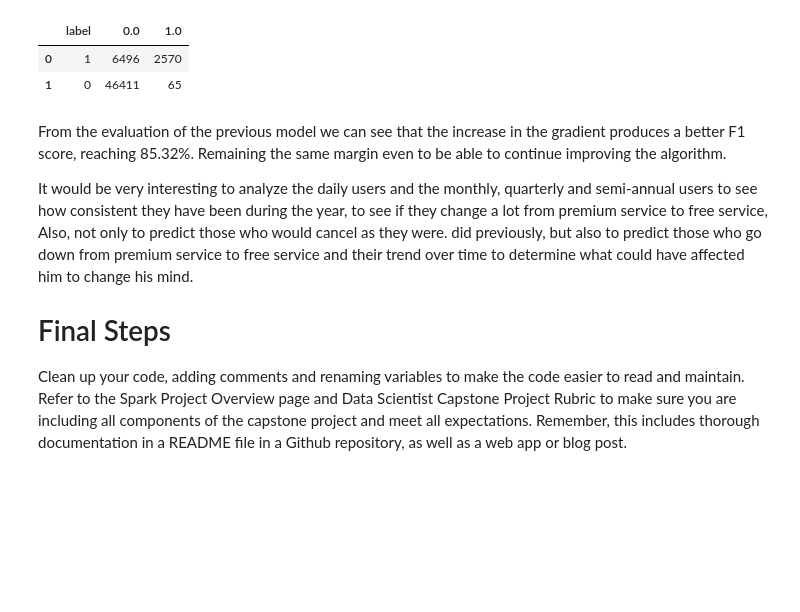
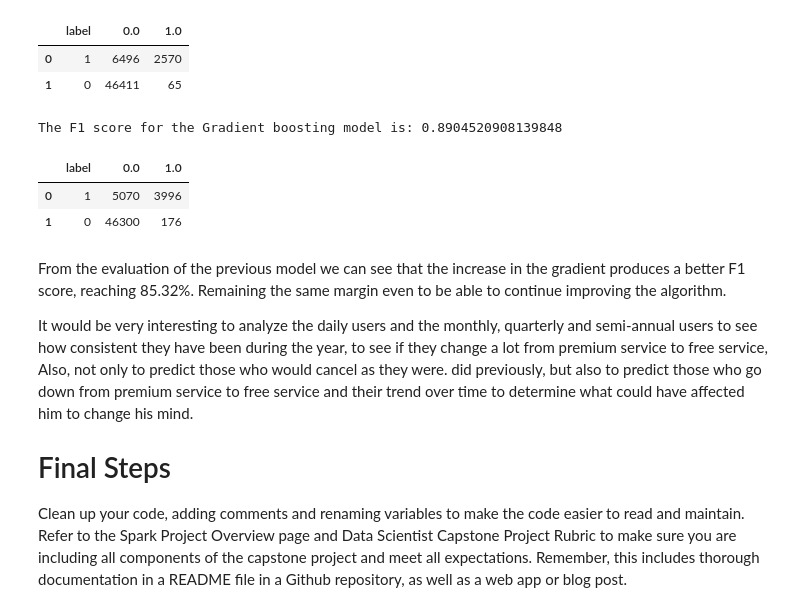
Before and after one commit to LeoFajardoV/Project_4, a Jupyter notebook: Sparkify.ipynb, the cells around one changed output. Cells and saved outputs as stored; diff of their text form; code cells hidden in the pictures; blank space fills up the shorter version.

```diff
--- a/Sparkify.ipynb
+++ b/Sparkify.ipynb
@@ -342,6 +343,33 @@ The F1 score for the Random forest model is: 0.8532332173065494
 |  | label | 0.0 | 1.0 |
 | 0 | 1 | 6496 | 2570 |
 | 1 | 0 | 46411 | 65 |
+# %%
+# Train a GBT model.
+gbt = GBTClassifier(labelCol="label", featuresCol="ScaledFeatures", maxIter=10)
+
+#grid search
+param_grid = ParamGridBuilder() \
+                .addGrid(gbt.maxIter,[3, 10]) \
+                .addGrid(gbt.maxDepth,[4, 8]) \
+                .build()
+
+pipeline = Pipeline(stages=[levelIndexer, userAgentIndexer, pageIndexer, levelVec,
+                            userAgentVec, pageVec, assembler, scalar, gbt])
+
+crossval = CrossValidator(estimator=pipeline,
+                              estimatorParamMaps=param_grid,
+                              evaluator=MulticlassClassificationEvaluator(),
+                              numFolds=3)
+gbt_model = crossval.fit(train)
+
+f1_gbt, conf_mtx_gbt = modelEvaluations(gbt_model, 'f1', test)
+print('The F1 score for the Gradient boosting model is:', f1_gbt)
+conf_mtx_gbt
+# %% [output]
+The F1 score for the Gradient boosting model is: 0.8904520908139848
+|  | label | 0.0 | 1.0 |
+| 0 | 1 | 5070 | 3996 |
+| 1 | 0 | 46300 | 176 |
 # %% [markdown]
 From the evaluation of the previous model we can see that the increase in the gradient produces a better F1 score, reaching 85.32%. Remaining the same margin even to be able to continue improving the algorithm.
 
```
Also changed, not shown: parts of 2 cells of this notebook, 1 other file.
